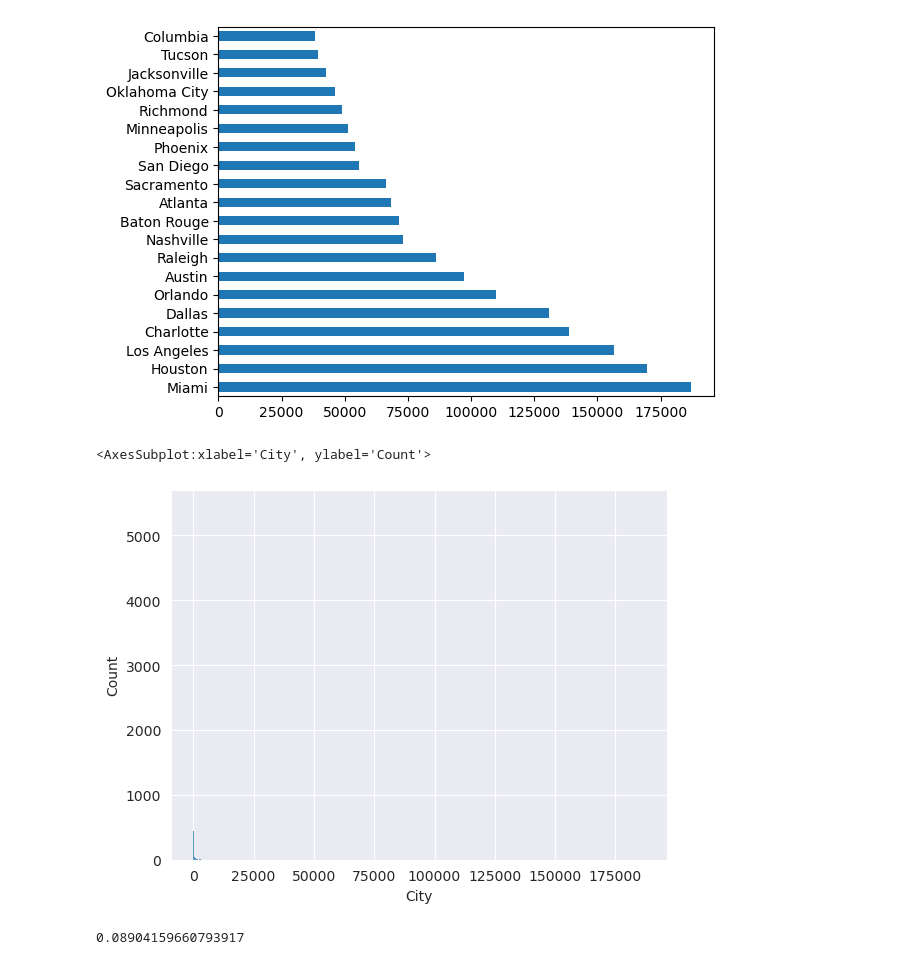
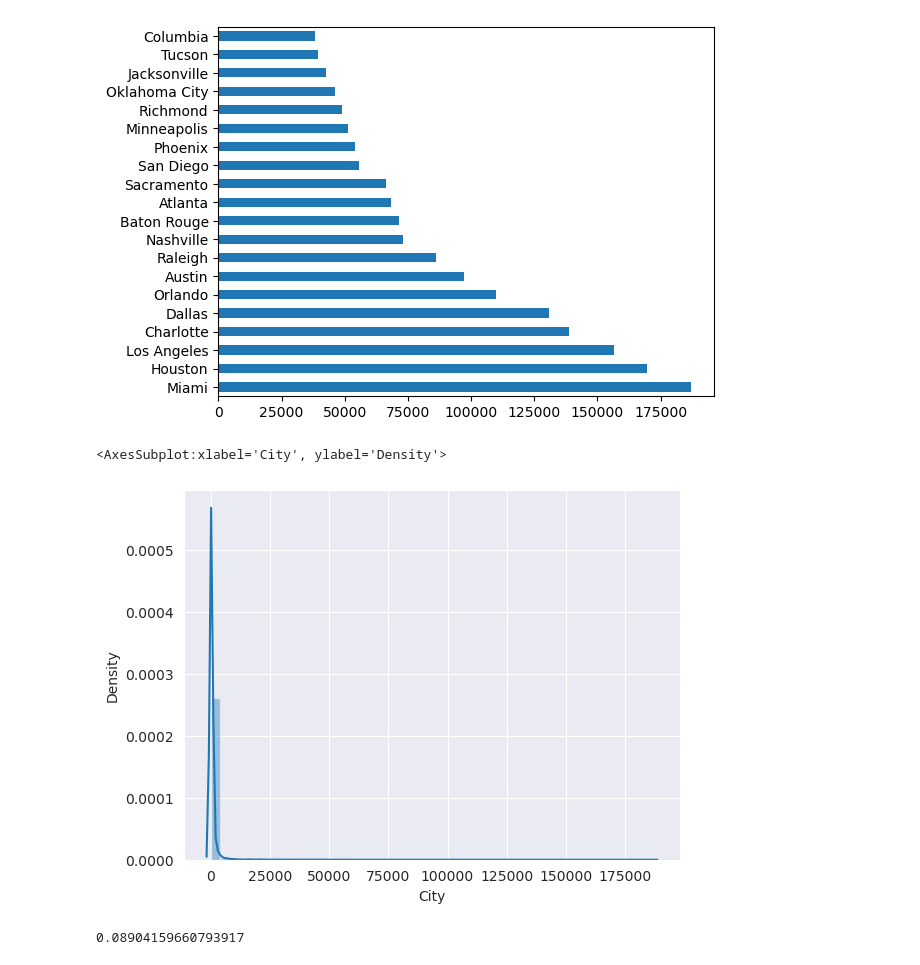
Before and after one commit to sakaifee/US_Accident_EDA, a Jupyter notebook: US_accident.ipynb, the cells around one changed output. Drawn from its saved outputs; the diff is of its cells as text; code cells hidden in the pictures.

```diff
--- a/US_accident.ipynb
+++ b/US_accident.ipynb
@@ -196,10 +190,10 @@ cities_by_accident[:20].plot(kind='barh')
 [figure]
 # %%
 sns.set_style("darkgrid")
-sns.histplot(cities_by_accident)
+sns.distplot(cities_by_accident)
 # %% [output]
-<AxesSubplot:xlabel='City', ylabel='Count'>
+<AxesSubplot:xlabel='City', ylabel='Density'>
-[figure, old version]
+[figure, new version]
 # %%
 high_accident_cities = cities_by_accident[cities_by_accident >= 1000]
 low_accident_cities = cities_by_accident[cities_by_accident < 1000]
```
Also changed, not shown: parts of 19 cells of this notebook.
